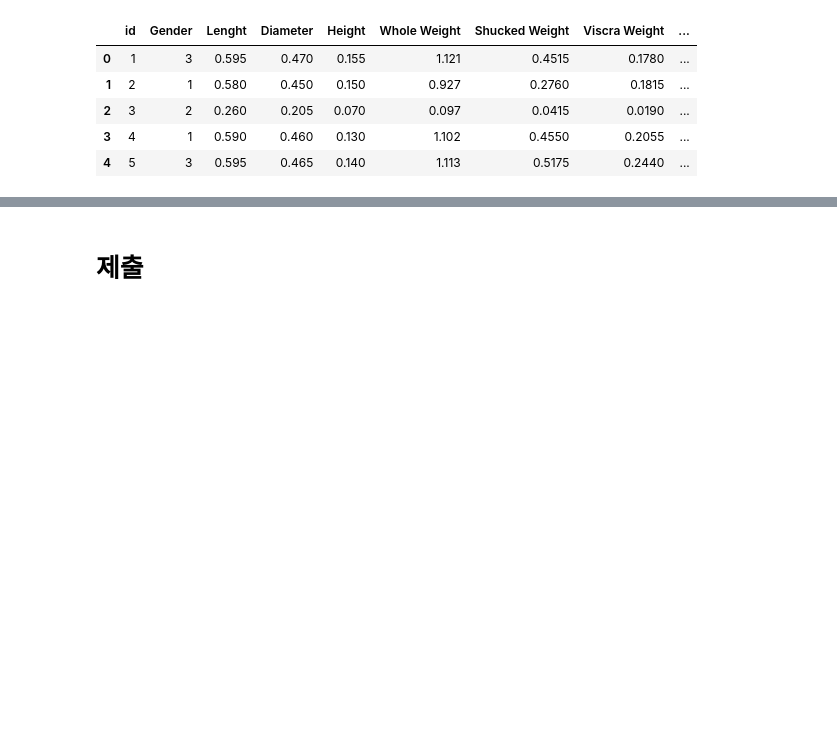
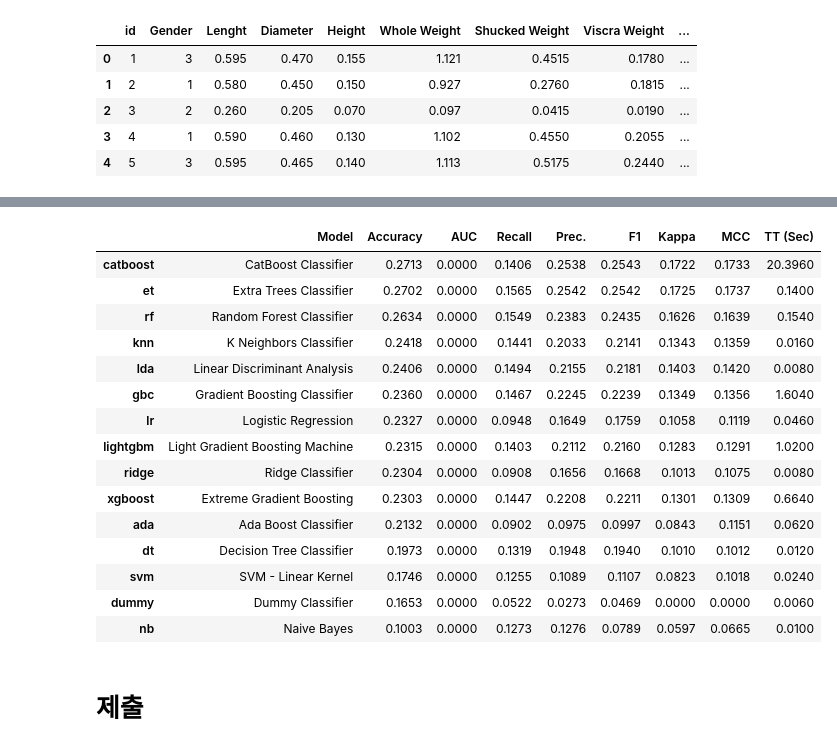
Before and after one commit to kjhmouse1996/Dacon, a Jupyter notebook: Abalone_Age/Untitled.ipynb, the cells around one changed output, grey strips where cells are left out. Saved outputs shown, nothing was run; the diff lists cells and outputs as text; code cells hidden in the pictures; blank space fills up the shorter version.

```diff
--- a/Abalone_Age/Untitled.ipynb
+++ b/Abalone_Age/Untitled.ipynb
@@ -120,3 +266,22 @@ prediction = model.predict(test_x)
+# %%
+top10 = compare_models()
+# %% [output]
+|  | Model | Accuracy | AUC | Recall | Prec. | F1 | Kappa | MCC | TT (Sec) |
+| catboost | CatBoost Classifier | 0.2713 | 0.0000 | 0.1406 | 0.2538 | 0.2543 | 0.1722 | 0.1733 | 20.3960 |
+| et | Extra Trees Classifier | 0.2702 | 0.0000 | 0.1565 | 0.2542 | 0.2542 | 0.1725 | 0.1737 | 0.1400 |
+| rf | Random Forest Classifier | 0.2634 | 0.0000 | 0.1549 | 0.2383 | 0.2435 | 0.1626 | 0.1639 | 0.1540 |
+| knn | K Neighbors Classifier | 0.2418 | 0.0000 | 0.1441 | 0.2033 | 0.2141 | 0.1343 | 0.1359 | 0.0160 |
+| lda | Linear Discriminant Analysis | 0.2406 | 0.0000 | 0.1494 | 0.2155 | 0.2181 | 0.1403 | 0.1420 | 0.0080 |
+| gbc | Gradient Boosting Classifier | 0.2360 | 0.0000 | 0.1467 | 0.2245 | 0.2239 | 0.1349 | 0.1356 | 1.6040 |
+| lr | Logistic Regression | 0.2327 | 0.0000 | 0.0948 | 0.1649 | 0.1759 | 0.1058 | 0.1119 | 0.0460 |
+| lightgbm | Light Gradient Boosting Machine | 0.2315 | 0.0000 | 0.1403 | 0.2112 | 0.2160 | 0.1283 | 0.1291 | 1.0200 |
+| ridge | Ridge Classifier | 0.2304 | 0.0000 | 0.0908 | 0.1656 | 0.1668 | 0.1013 | 0.1075 | 0.0080 |
+| xgboost | Extreme Gradient Boosting | 0.2303 | 0.0000 | 0.1447 | 0.2208 | 0.2211 | 0.1301 | 0.1309 | 0.6640 |
+| ada | Ada Boost Classifier | 0.2132 | 0.0000 | 0.0902 | 0.0975 | 0.0997 | 0.0843 | 0.1151 | 0.0620 |
+| dt | Decision Tree Classifier | 0.1973 | 0.0000 | 0.1319 | 0.1948 | 0.1940 | 0.1010 | 0.1012 | 0.0120 |
+| svm | SVM - Linear Kernel | 0.1746 | 0.0000 | 0.1255 | 0.1089 | 0.1107 | 0.0823 | 0.1018 | 0.0240 |
+| dummy | Dummy Classifier | 0.1653 | 0.0000 | 0.0522 | 0.0273 | 0.0469 | 0.0000 | 0.0000 | 0.0060 |
+| nb | Naive Bayes | 0.1003 | 0.0000 | 0.1273 | 0.1276 | 0.0789 | 0.0597 | 0.0665 | 0.0100 |
 # %% [markdown]
 # 제출
 # %%
```
Also changed, not shown: parts of 11 cells of this notebook, 5 other files.
